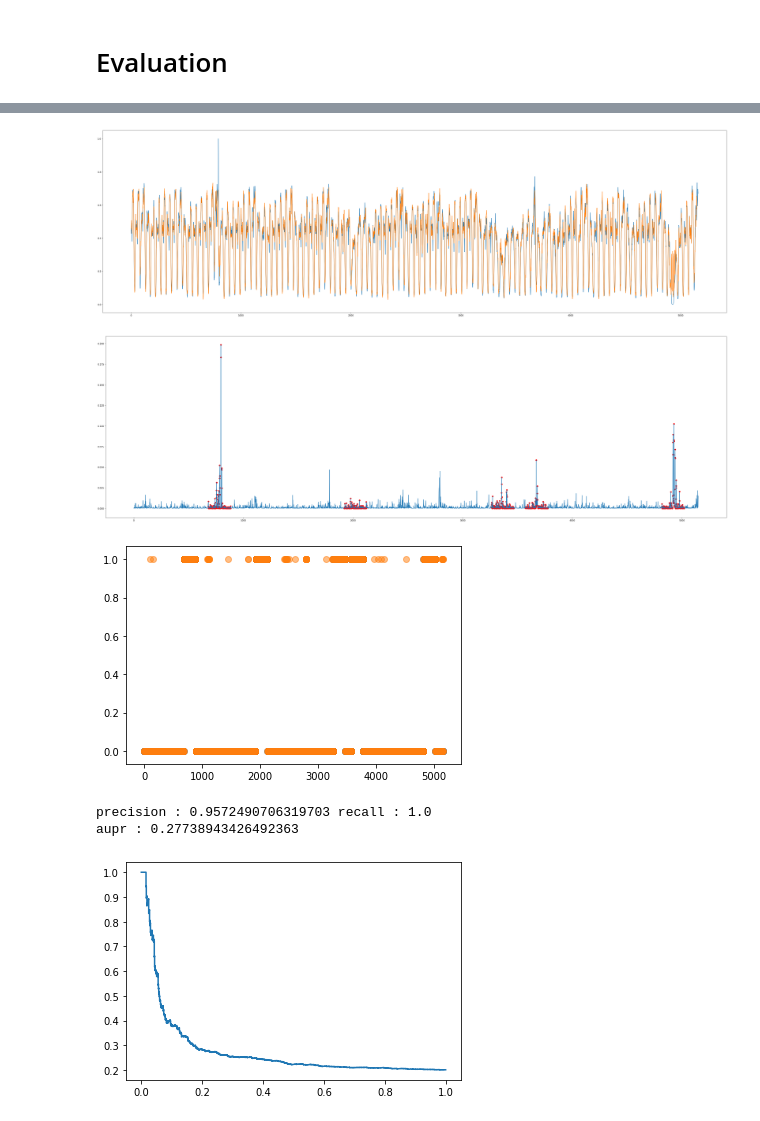
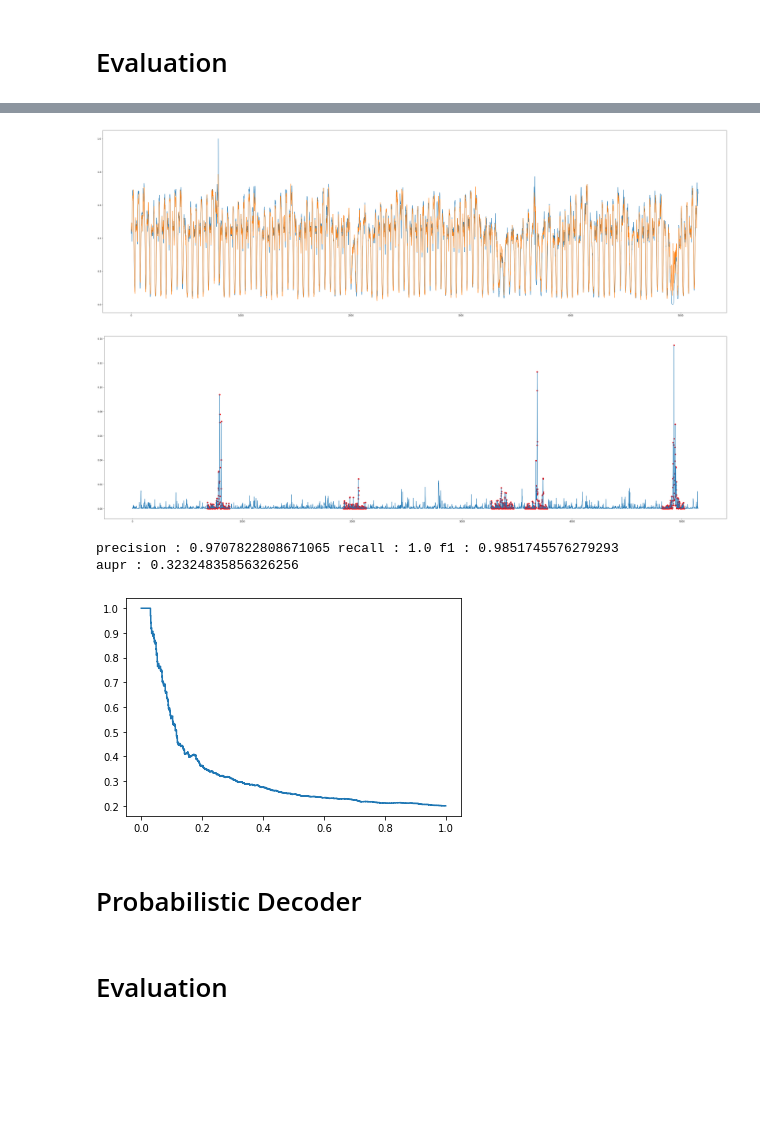
Before and after one commit to raimishah/vaeflows, a Jupyter notebook: 1d-flows/regular cVAE.ipynb, the cells around one changed output, grey strips where cells are left out. Saved outputs shown, nothing was run; the diff lists cells and outputs as text; code cells hidden in the pictures; blank space fills up the shorter version.

Commit message:
cleaned code+ evaluation utils file

```diff
--- a/1d-flows/regular cVAE.ipynb
+++ b/1d-flows/regular cVAE.ipynb
@@ -448,41 +198,10 @@ print(len(preds))
-# %%
-plot_error_and_anomaly_idxs(X_test_data, preds, anomaly_idxs_test)
-
-real = real[:len(preds)]
-
-scores = (preds - X_test_data[:len(preds)])**2
-
-thresh = np.quantile(scores, .98)
-
-anomaly_preds = evaluate_anomalies(real, scores, thresh)
-
-plt.scatter(np.arange(len(real)),real,alpha=.5)
-plt.scatter(np.arange(len(real)),anomaly_preds,alpha=.5)
-
-plt.show()
-
-
-
-#rates:
-precision = precision_score(real, anomaly_preds)
-recall = recall_score(real, anomaly_preds)
-f1 = f1_score(real, anomaly_preds)
-print('precision : ' + str(precision) + ' recall : ' + str(recall))
-
-precision, recall, thresholds = precision_recall_curve(real, scores)
-
-#todo later
-aupr_scores = np.copy(scores)
-aupr = average_precision_score(real,scores)
-
-print('aupr : ' + str(aupr))
-
-plt.plot(recall, precision)
-plt.show()
-# %% [output]
-[figure, removed]
-[figure, removed]
-[figure, removed]
-precision : 0.9572490706319703 recall : 1.0
-aupr : 0.27738943426492363
-[figure, removed]
+# %%
+evaluation_utils.cVAE_test_evaluation(model, X_test_tensor, X_test_data, X_train_data, cond_test_tensor, cond_window_size, anomaly_idxs)
+# %% [output]
+[figure, added]
+[figure, added]
+precision : 0.9707822808671065 recall : 1.0 f1 : 0.9851745576279293
+aupr : 0.32324835856326256
+[figure, added]
+# %% [markdown]
+# Probabilistic Decoder
@@ -488,0 +220,2 @@ aupr : 0.27738943426492363
+# %% [markdown]
+# Evaluation
```
Also changed, not shown: parts of 11 cells of this notebook, 2 other files.
